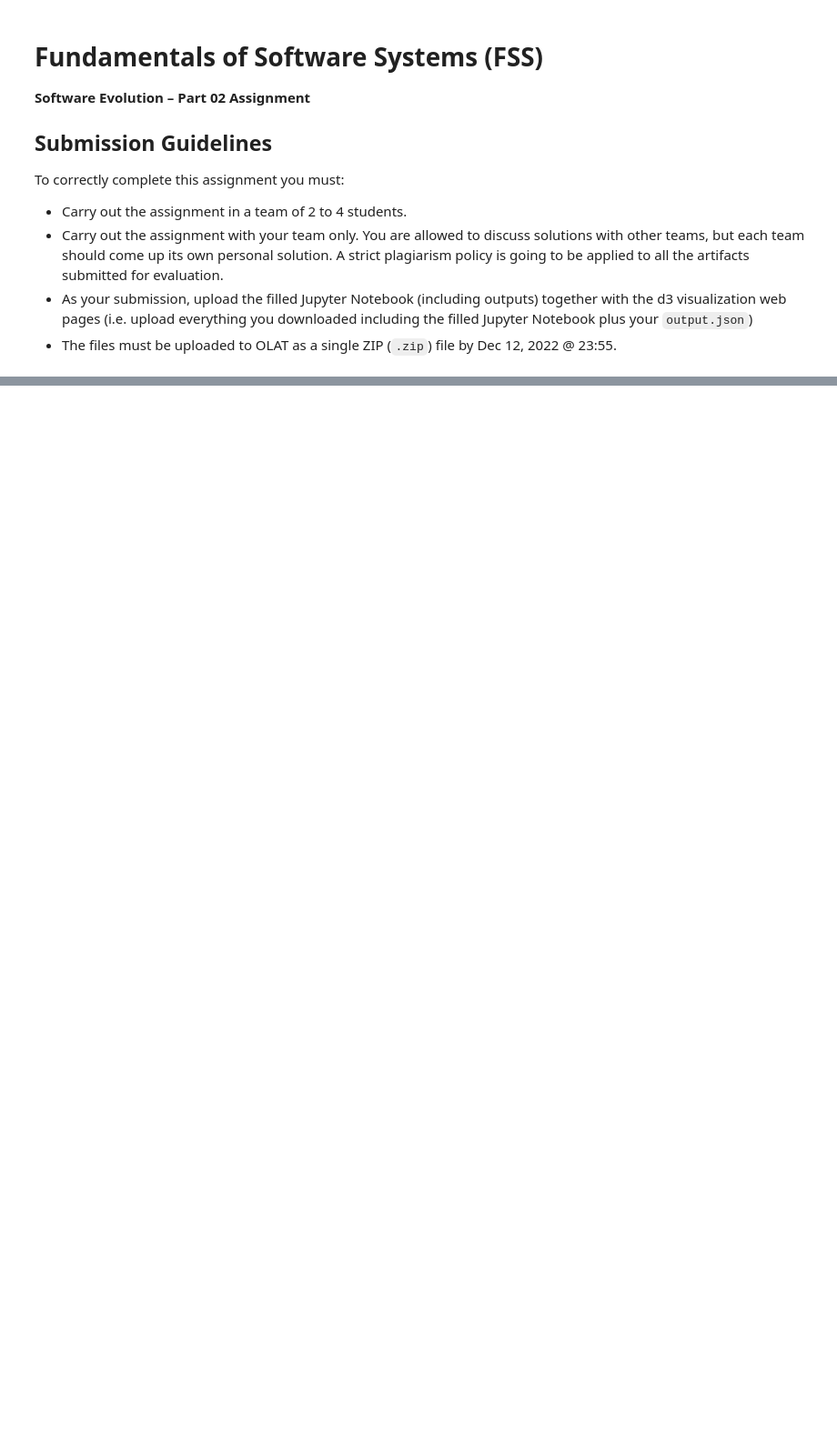
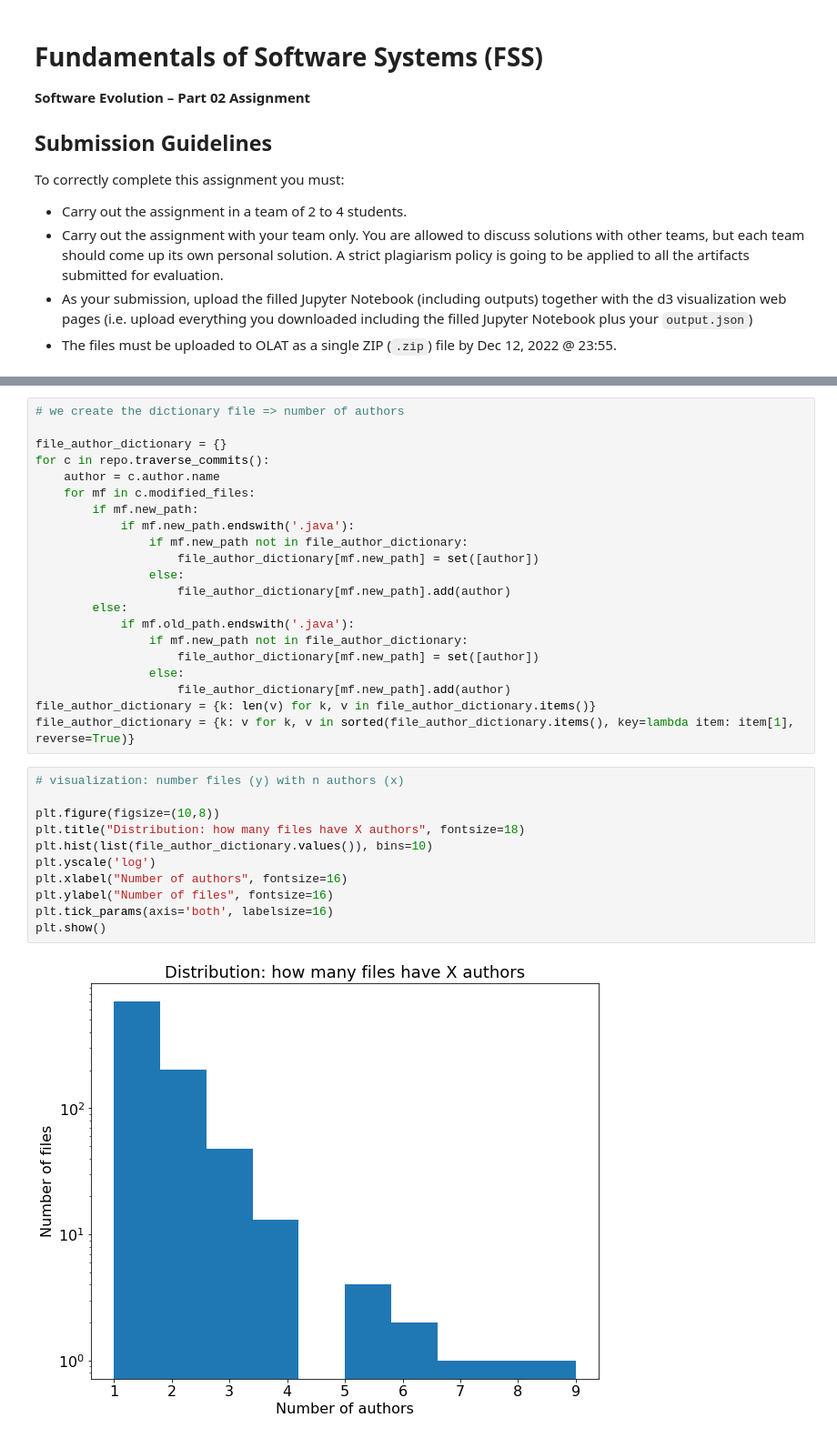
Before and after one commit to Shymsky/SOSY_SE, a Jupyter notebook: FSS-SEII-Assignment_SUBMISSION.ipynb, the cells around one changed output, grey strips where cells are left out. Shown at 91% size. Cells and saved outputs as stored; diff of their text form; blank space fills up the shorter version.

```diff
--- a/FSS-SEII-Assignment_SUBMISSION.ipynb
+++ b/FSS-SEII-Assignment_SUBMISSION.ipynb
@@ -154,0 +77,34 @@ Based on the above, discuss if the outlier is a false positive or should be a re
+# %%
+# we create the dictionary file => number of authors
+
+file_author_dictionary = {}
+for c in repo.traverse_commits():
+    author = c.author.name
+    for mf in c.modified_files:
+        if mf.new_path:
+            if mf.new_path.endswith('.java'):
+                if mf.new_path not in file_author_dictionary:
+                    file_author_dictionary[mf.new_path] = set([author])
+                else:
+                    file_author_dictionary[mf.new_path].add(author)
+        else:
+            if mf.old_path.endswith('.java'):
+                if mf.new_path not in file_author_dictionary:
+                    file_author_dictionary[mf.new_path] = set([author])
+                else:
+                    file_author_dictionary[mf.new_path].add(author)
+file_author_dictionary = {k: len(v) for k, v in file_author_dictionary.items()}
+file_author_dictionary = {k: v for k, v in sorted(file_author_dictionary.items(), key=lambda item: item[1], reverse=True)}
+# %%
+# visualization: number files (y) with n authors (x)
+
+plt.figure(figsize=(10,8))
+plt.title("Distribution: how many files have X authors", fontsize=18)
+plt.hist(list(file_author_dictionary.values()), bins=10)
+plt.yscale('log')
+plt.xlabel("Number of authors", fontsize=16)
+plt.ylabel("Number of files", fontsize=16)
+plt.tick_params(axis='both', labelsize=16)
+plt.show()
+# %% [output]
+[figure, added]
```
Also changed, not shown: parts of 38 cells of this notebook, 3 other files.
